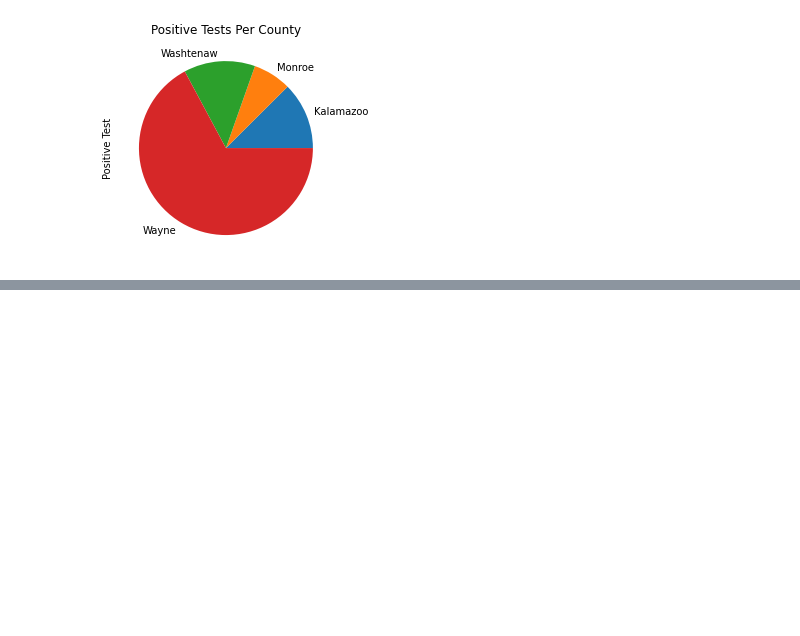
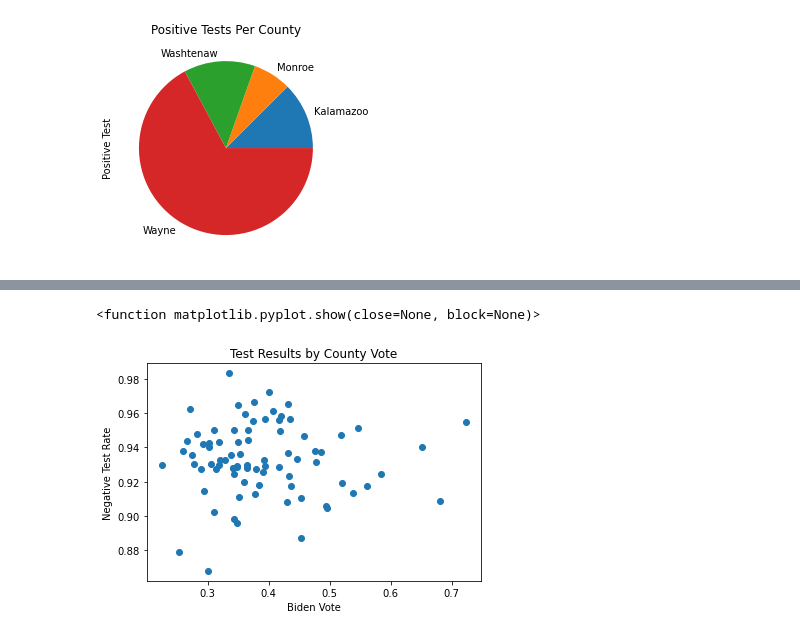
Before and after one commit to claws425/COVID-19-Project, a Jupyter notebook: CovidProject.ipynb, the cells around one changed output, grey strips where cells are left out. Cells and saved outputs as stored; diff of their text form; code cells hidden in the pictures; blank space fills up the shorter version.

```diff
--- a/CovidProject.ipynb
+++ b/CovidProject.ipynb
@@ -529,0 +592,9 @@ plt.show()
+# %%
+plt.scatter(candidate_link, negative_pct)
+plt.xlabel("Biden Vote")
+plt.ylabel("Negative Test Rate")
+plt.title("Test Results by County Vote")
+plt.show
+# %% [output]
+<function matplotlib.pyplot.show(close=None, block=None)>
+[figure, added]
```
Also changed, not shown: parts of 4 cells of this notebook, 5 other files.
